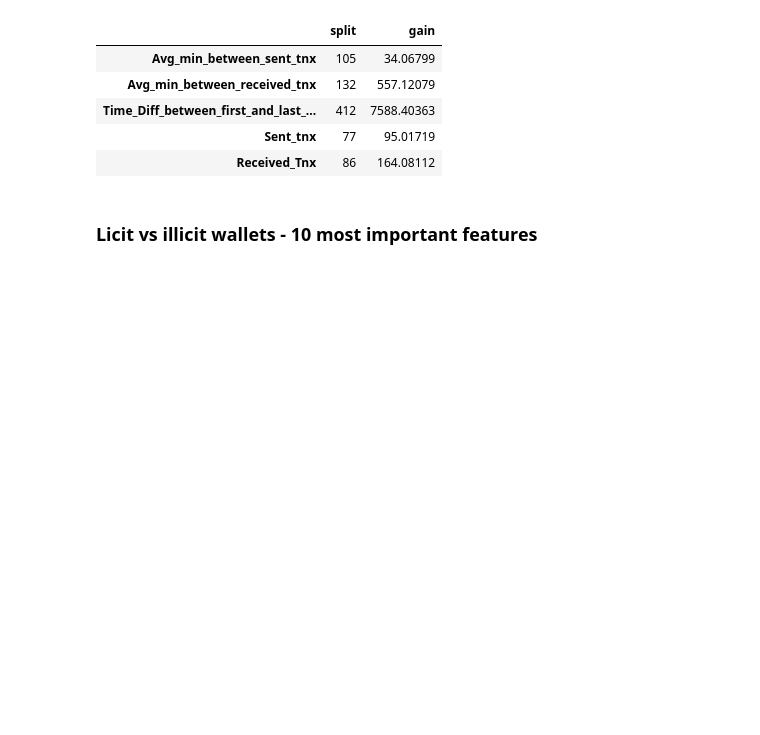
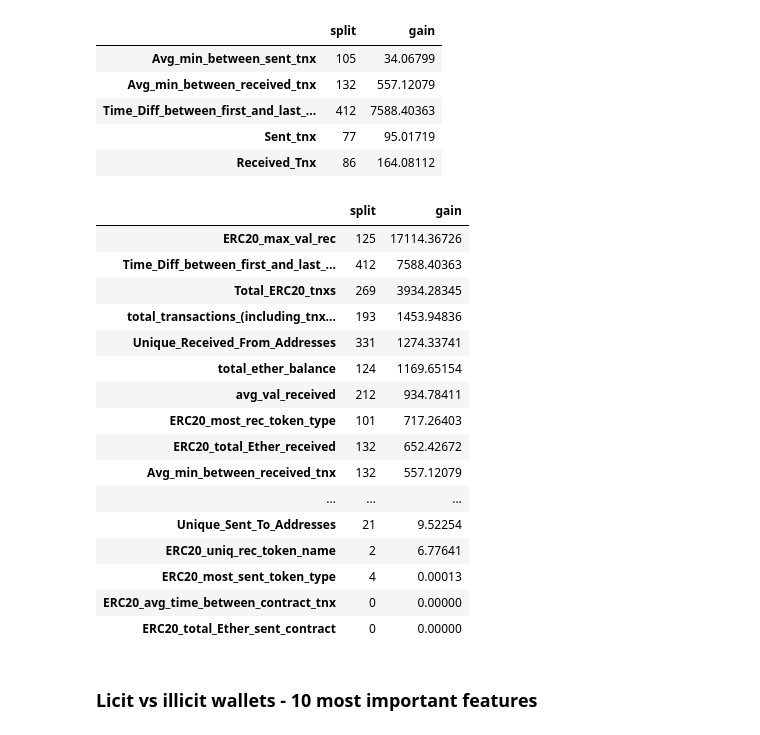
Before and after one commit to guyrux/ethereum_laundering, a Jupyter notebook: notebooks/03-ethereum_modeling_v2-suto.ipynb, the cells around one changed output. Drawn from its saved outputs; the diff is of its cells as text; code cells hidden in the pictures; blank space fills up the shorter version.

```diff
--- a/notebooks/03-ethereum_modeling_v2-suto.ipynb
+++ b/notebooks/03-ethereum_modeling_v2-suto.ipynb
@@ -732,6 +736,26 @@ df_importance.head()
 | Time_Diff_between_first_and_last_... | 412 | 7588.40363 |
 | Sent_tnx | 77 | 95.01719 |
 | Received_Tnx | 86 | 164.08112 |
+# %%
+df_importance.sort_values(by='gain', ascending=False)
+# %% [output]
+|  | split | gain |
+| ERC20_max_val_rec | 125 | 17114.36726 |
+| Time_Diff_between_first_and_last_... | 412 | 7588.40363 |
+| Total_ERC20_tnxs | 269 | 3934.28345 |
+| total_transactions_(including_tnx... | 193 | 1453.94836 |
+| Unique_Received_From_Addresses | 331 | 1274.33741 |
+| total_ether_balance | 124 | 1169.65154 |
+| avg_val_received | 212 | 934.78411 |
+| ERC20_most_rec_token_type | 101 | 717.26403 |
+| ERC20_total_Ether_received | 132 | 652.42672 |
+| Avg_min_between_received_tnx | 132 | 557.12079 |
+| ... | ... | ... |
+| Unique_Sent_To_Addresses | 21 | 9.52254 |
+| ERC20_uniq_rec_token_name | 2 | 6.77641 |
+| ERC20_most_sent_token_type | 4 | 0.00013 |
+| ERC20_avg_time_between_contract_tnx | 0 | 0.00000 |
+| ERC20_total_Ether_sent_contract | 0 | 0.00000 |
 # %% [markdown]
 ### Licit vs illicit wallets - 10 most important features
 # %%
```
Also changed, not shown: parts of 6 cells of this notebook, 1 other file.
